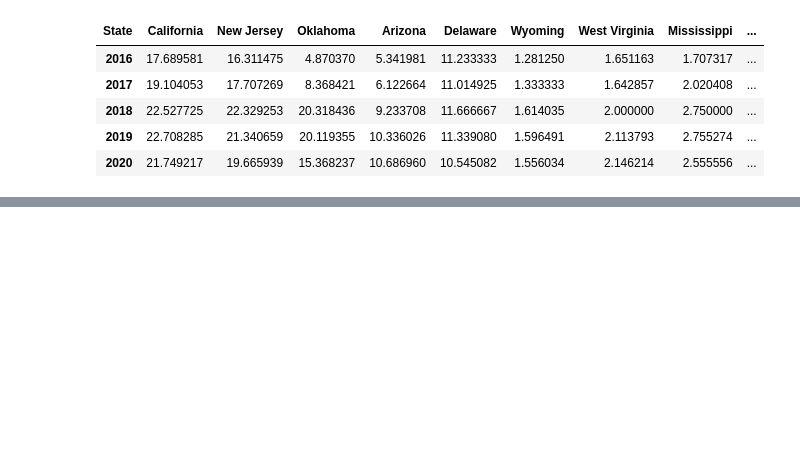
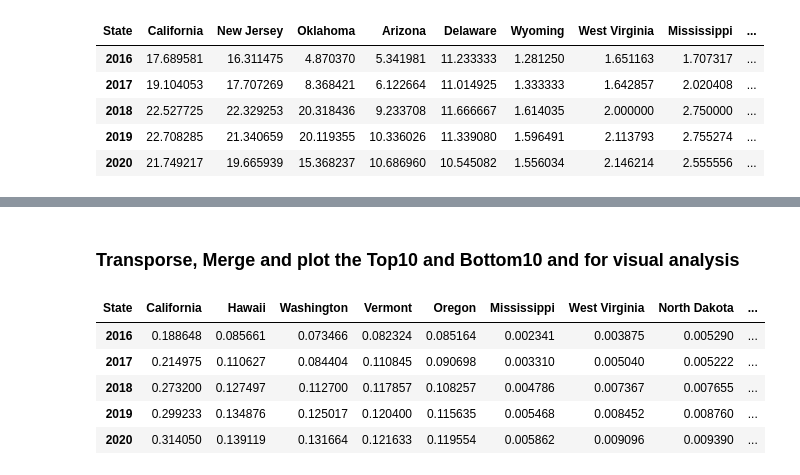
Before and after one commit to xnotynot/project1-evdata, a Jupyter notebook: Notebook/ev_sales_charge_infra_relation.ipynb, the cells around one changed output, grey strips where cells are left out. Cells and saved outputs as stored; diff of their text form; code cells hidden in the pictures; blank space fills up the shorter version.

```diff
--- a/Notebook/ev_sales_charge_infra_relation.ipynb
+++ b/Notebook/ev_sales_charge_infra_relation.ipynb
@@ -275,0 +302,18 @@ plt.legend(bbox_to_anchor=(1.02, 0.55), loc='lower left', borderaxespad=0,)
+# %% [markdown]
+### Transporse, Merge and plot the Top10 and Bottom10 and for visual analysis
+# %%
+ev_TBslsVspop_plot = pd.concat([ev_slsVspop_top10,ev_slsVspop_bot10]).set_index("State")
+ev_TBslsVspop_plot
+
+for year in range(lower_year_limit,higher_year_limit):
+         field_name = (f'ev_slsVspop_{year}')
+         ev_TBslsVspop_plot.rename(columns={ field_name: year},inplace=True)
+ev_TBslsVspop_plot_transpose = ev_TBslsVspop_plot.transpose()
+ev_TBslsVspop_plot_transpose
+# %% [output]
+| State | California | Hawaii | Washington | Vermont | Oregon | Mississippi | West Virginia | North Dakota | ... |
+| 2016 | 0.188648 | 0.085661 | 0.073466 | 0.082324 | 0.085164 | 0.002341 | 0.003875 | 0.005290 | ... |
+| 2017 | 0.214975 | 0.110627 | 0.084404 | 0.110845 | 0.090698 | 0.003310 | 0.005040 | 0.005222 | ... |
+| 2018 | 0.273200 | 0.127497 | 0.112700 | 0.117857 | 0.108257 | 0.004786 | 0.007367 | 0.007655 | ... |
+| 2019 | 0.299233 | 0.134876 | 0.125017 | 0.120400 | 0.115635 | 0.005468 | 0.008452 | 0.008760 | ... |
+| 2020 | 0.314050 | 0.139119 | 0.131664 | 0.121633 | 0.119554 | 0.005862 | 0.009096 | 0.009390 | ... |
```
Also changed, not shown: parts of 16 cells of this notebook, 5 other files.
